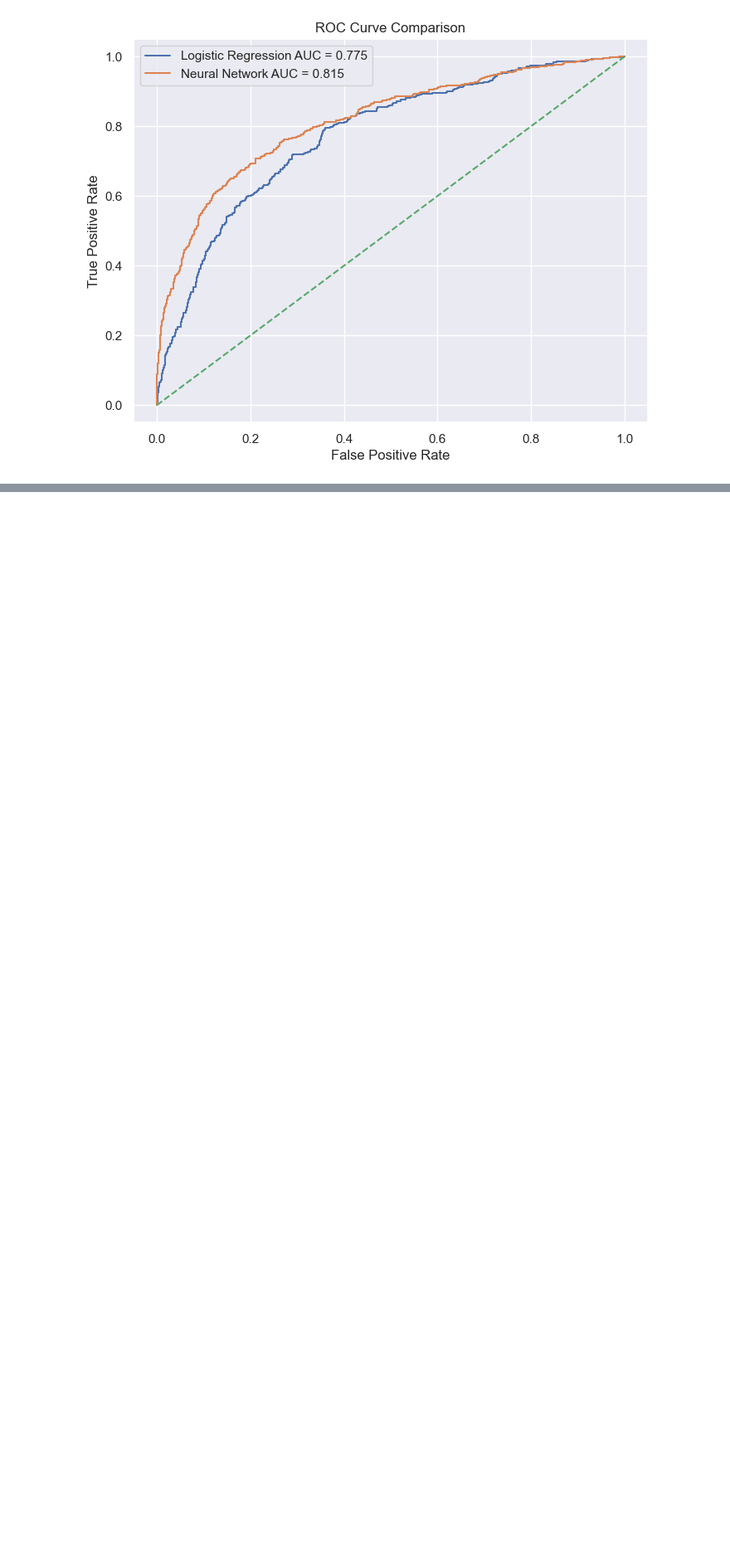
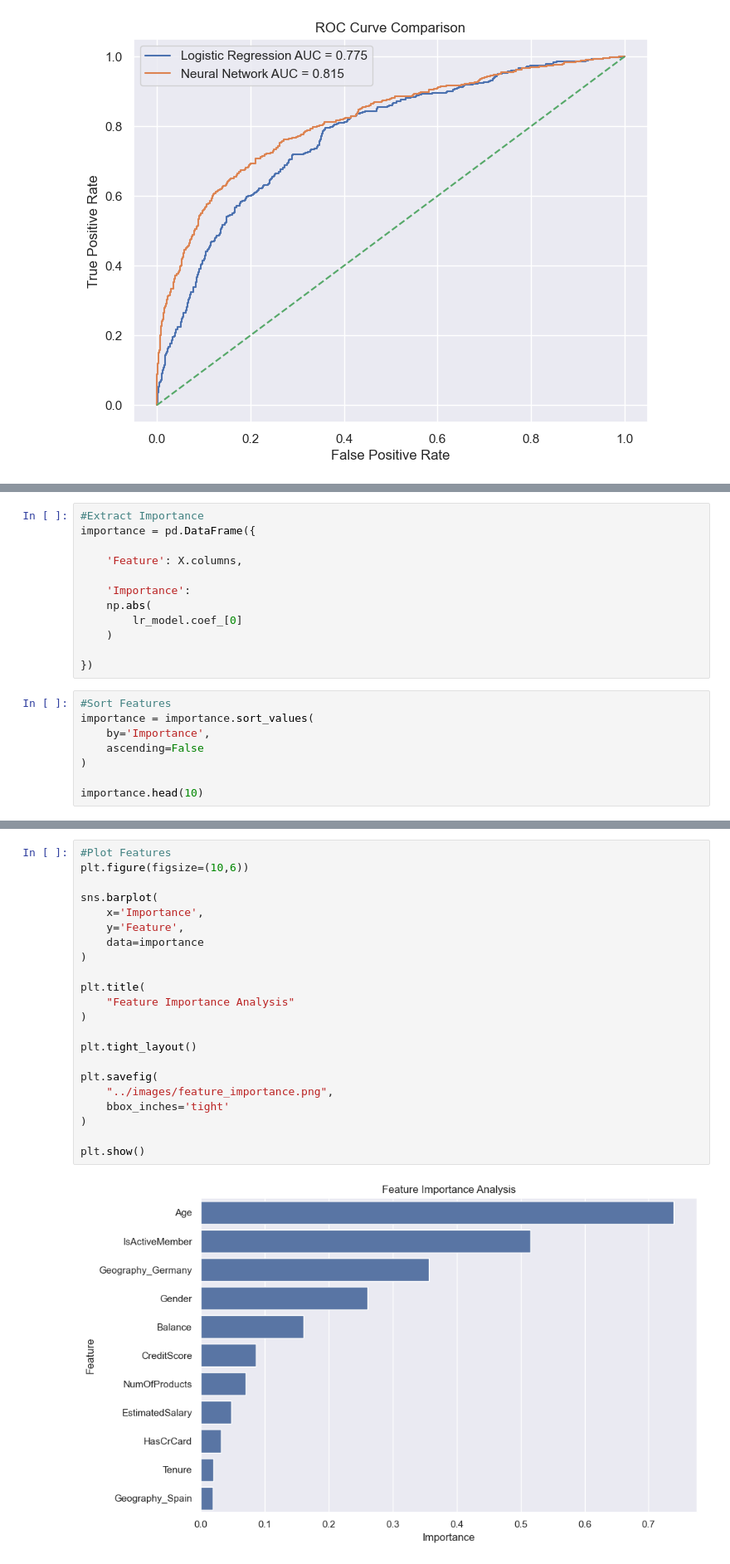
Before and after one commit to Bitttu4/Customer-Churn-Prediction, a Jupyter notebook: notebooks/ Customer_Churn_Prediction.ipynb, the cells around one changed output, grey strips where cells are left out. Shown at 83% size. Drawn from its saved outputs; the diff is of its cells as text; blank space fills up the shorter version.

Commit message:
final notebook created with feature importance check and model compare

```diff
--- a/notebooks/ Customer_Churn_Prediction.ipynb
+++ b/notebooks/ Customer_Churn_Prediction.ipynb
@@ -653,0 +658,20 @@ plt.show()
+# %%
+#Extract Importance
+importance = pd.DataFrame({
+
+    'Feature': X.columns,
+
+    'Importance':
+    np.abs(
+        lr_model.coef_[0]
+    )
+
+})
+# %%
+#Sort Features
+importance = importance.sort_values(
+    by='Importance',
+    ascending=False
+)
+
+importance.head(10)
@@ -653,0 +690,24 @@ plt.show()
+# %%
+#Plot Features
+plt.figure(figsize=(10,6))
+
+sns.barplot(
+    x='Importance',
+    y='Feature',
+    data=importance
+)
+
+plt.title(
+    "Feature Importance Analysis"
+)
+
+plt.tight_layout()
+
+plt.savefig(
+    "../images/feature_importance.png",
+    bbox_inches='tight'
+)
+
+plt.show()
+# %% [output]
+[figure, added]
```
Also changed, not shown: parts of 6 cells of this notebook, 2 other files.
